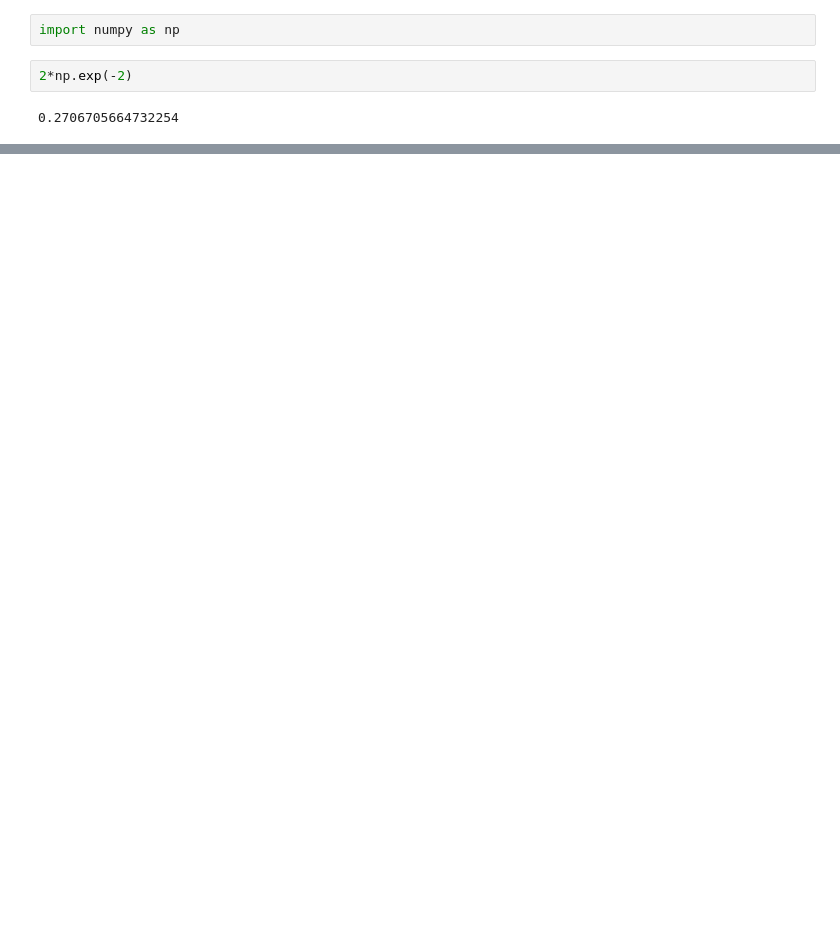
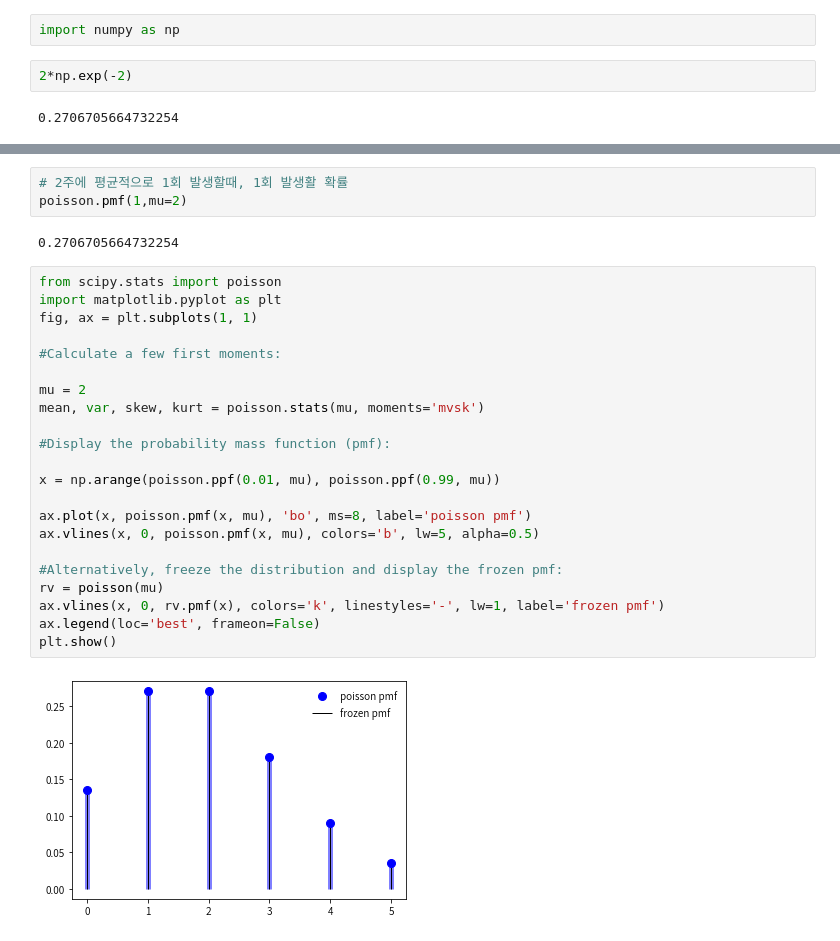
Before and after one commit to KONIPY/DS511, a Jupyter notebook: Data Statistics.ipynb, the cells around one changed output, grey strips where cells are left out. Saved outputs shown, nothing was run; the diff lists cells and outputs as text; blank space fills up the shorter version.

```diff
--- a/Data Statistics.ipynb
+++ b/Data Statistics.ipynb
@@ -6,0 +194,29 @@ import numpy as np
+# %%
+# 2주에 평균적으로 1회 발생할때, 1회 발생활 확률
+poisson.pmf(1,mu=2)
+# %% [output]
+0.2706705664732254
+# %%
+from scipy.stats import poisson
+import matplotlib.pyplot as plt
+fig, ax = plt.subplots(1, 1)
+
+#Calculate a few first moments:
+
+mu = 2
+mean, var, skew, kurt = poisson.stats(mu, moments='mvsk')
+
+#Display the probability mass function (pmf):
+
+x = np.arange(poisson.ppf(0.01, mu), poisson.ppf(0.99, mu))
+
+ax.plot(x, poisson.pmf(x, mu), 'bo', ms=8, label='poisson pmf')
+ax.vlines(x, 0, poisson.pmf(x, mu), colors='b', lw=5, alpha=0.5)
+
+#Alternatively, freeze the distribution and display the frozen pmf:
+rv = poisson(mu)
+ax.vlines(x, 0, rv.pmf(x), colors='k', linestyles='-', lw=1, label='frozen pmf')
+ax.legend(loc='best', frameon=False)
+plt.show()
+# %% [output]
+[figure, added]
```
Also changed, not shown: parts of 62 cells of this notebook.
